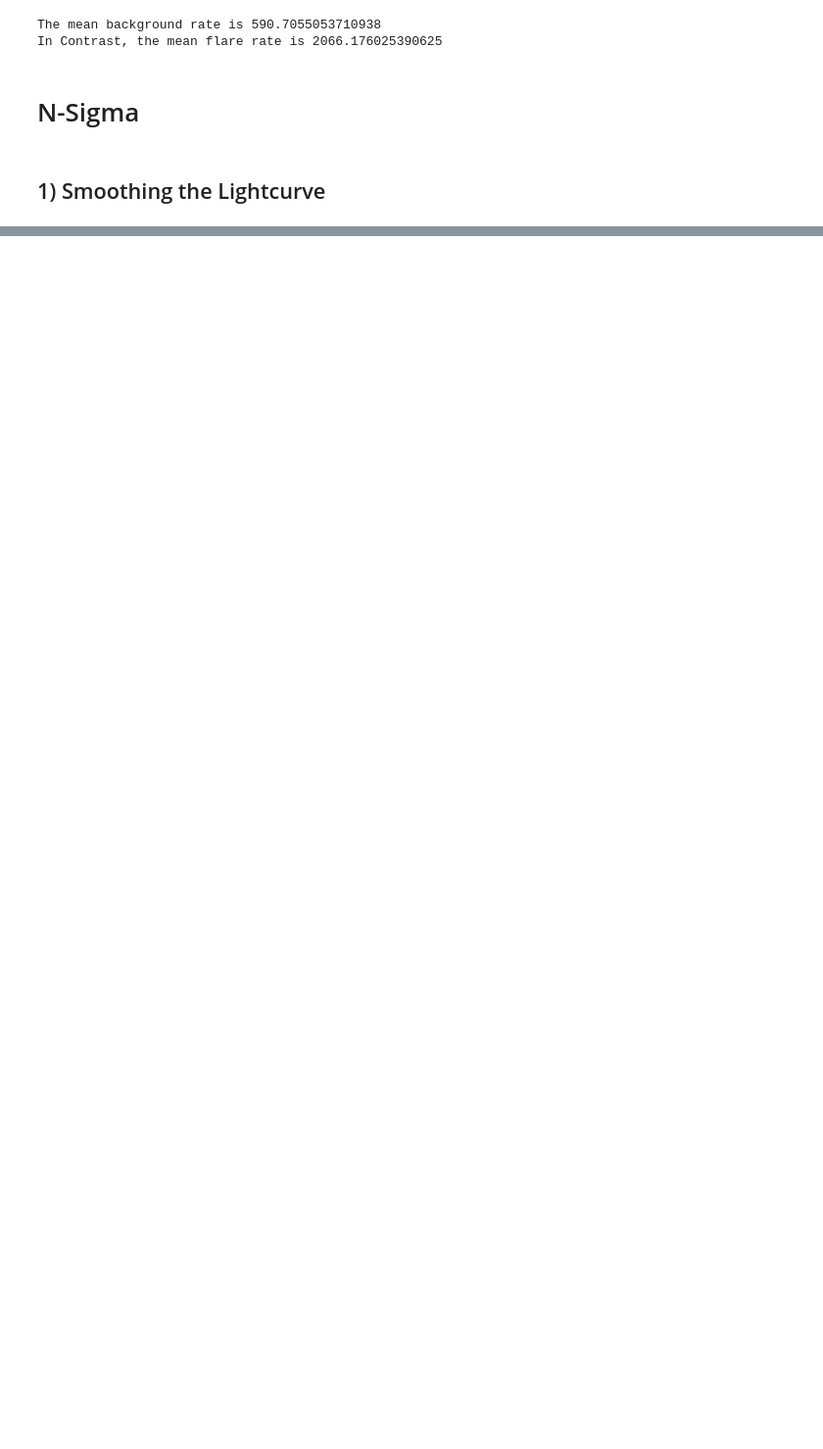
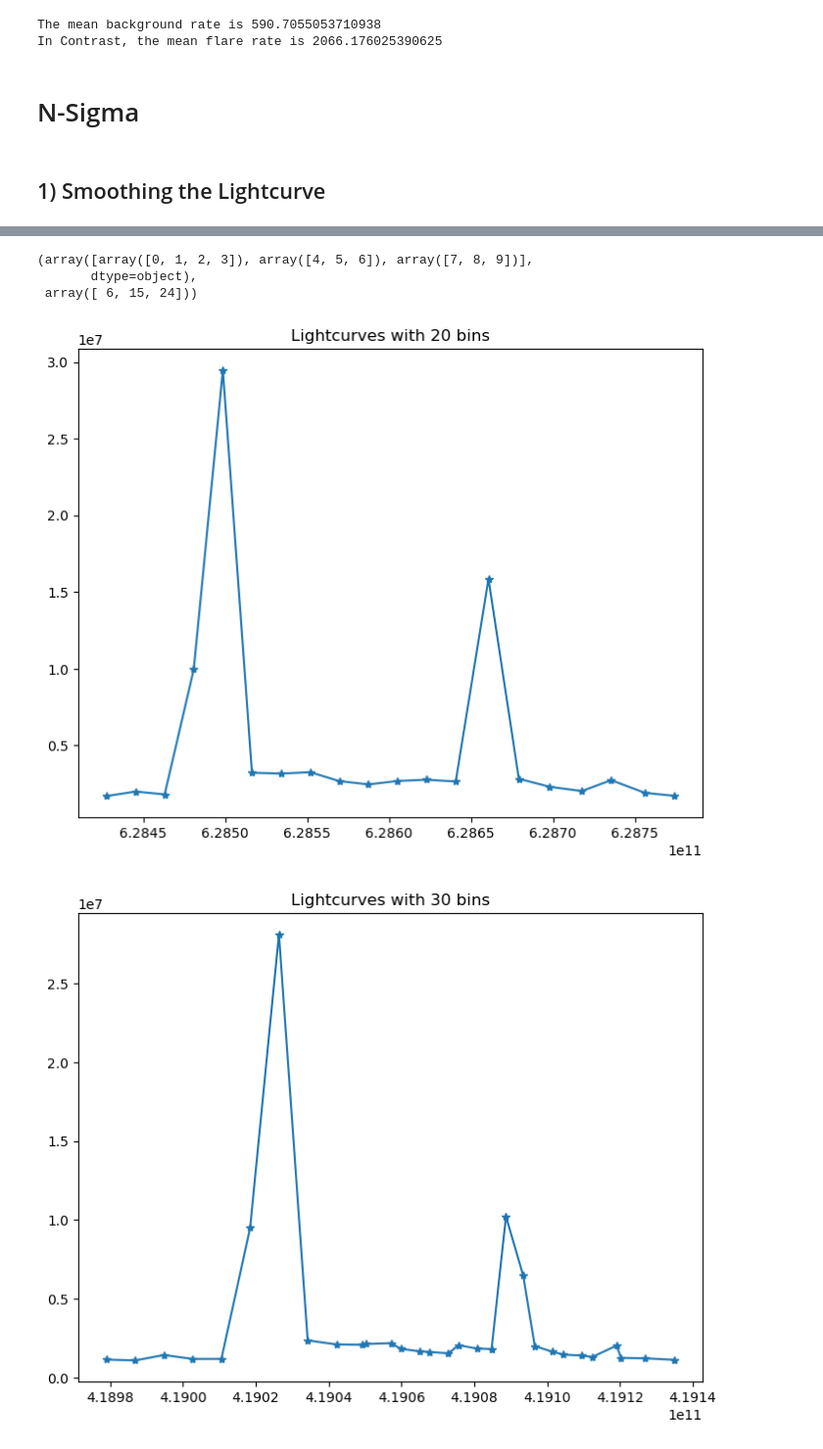
Before and after one commit to harpoonix/Solar-Flares, a Jupyter notebook: Lightcurves.ipynb, the cells around one changed output, grey strips where cells are left out. Shown at 98% size. Cells and saved outputs as stored; diff of their text form; code cells hidden in the pictures; blank space fills up the shorter version.

```diff
--- a/Lightcurves.ipynb
+++ b/Lightcurves.ipynb
@@ -225,0 +253,7 @@ for i in range(5):
+# %%
+def rebin(bin_count, time, count):
+    time_vals = np.array(np.array_split(np.sort(time), bin_count), dtype=object)
+    count_vals = np.array(np.array_split(count, bin_count), dtype=object)
+    time_vals = np.round(np.array([np.sum(i) for i in time_vals]), 0)
+    count_vals = np.round(np.array([np.sum(i) for i in count_vals]), 0)
+    return np.sort(time_vals), count_vals
@@ -225,0 +262,20 @@ for i in range(5):
+# %%
+def myadd(arr):
+    return np.sum(arr)
+mysum = np.vectorize(myadd)
+a, mysum(a)
+# %% [output]
+(array([array([0, 1, 2, 3]), array([4, 5, 6]), array([7, 8, 9])],
+       dtype=object),
+ array([ 6, 15, 24]))
+# %%
+bins = [20, 30, 40, 60, 100]
+for bin in bins:
+    fig = plt.figure()
+    ax = fig.add_axes([0, 0, 1, 1])
+    time, count = rebin(bin, data[0]['TIME'], data[0]['RATE'])
+    ax.plot(time, count, '*-')
+    ax.set_title('Lightcurves with ' + str(bin) + ' bins')
+# %% [output]
+[figure, added]
+[figure, added]
```
Also changed, not shown: parts of 8 cells of this notebook.
